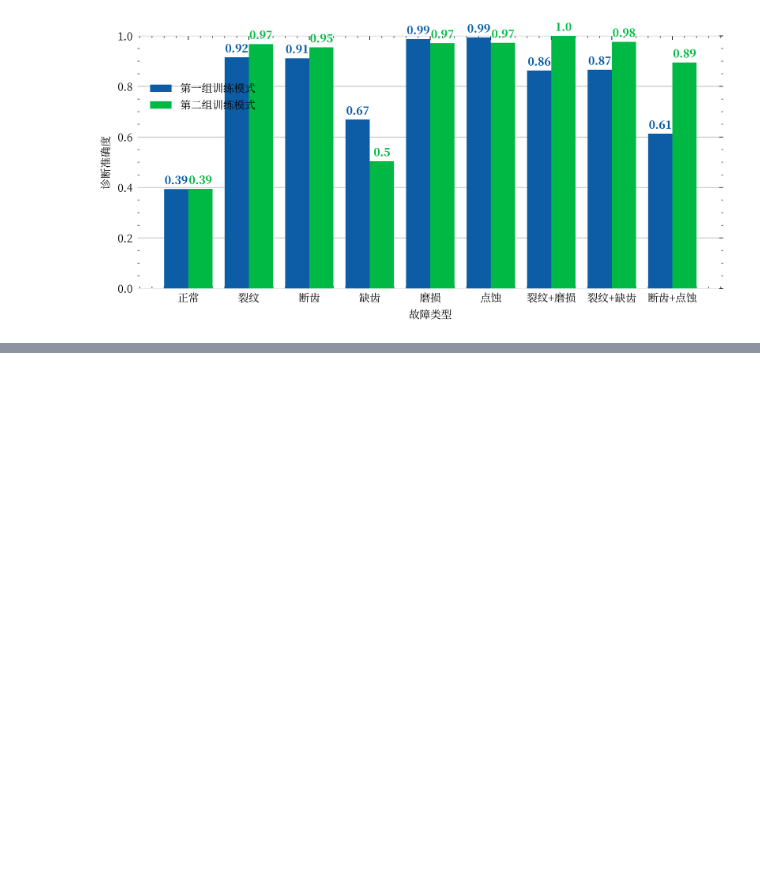
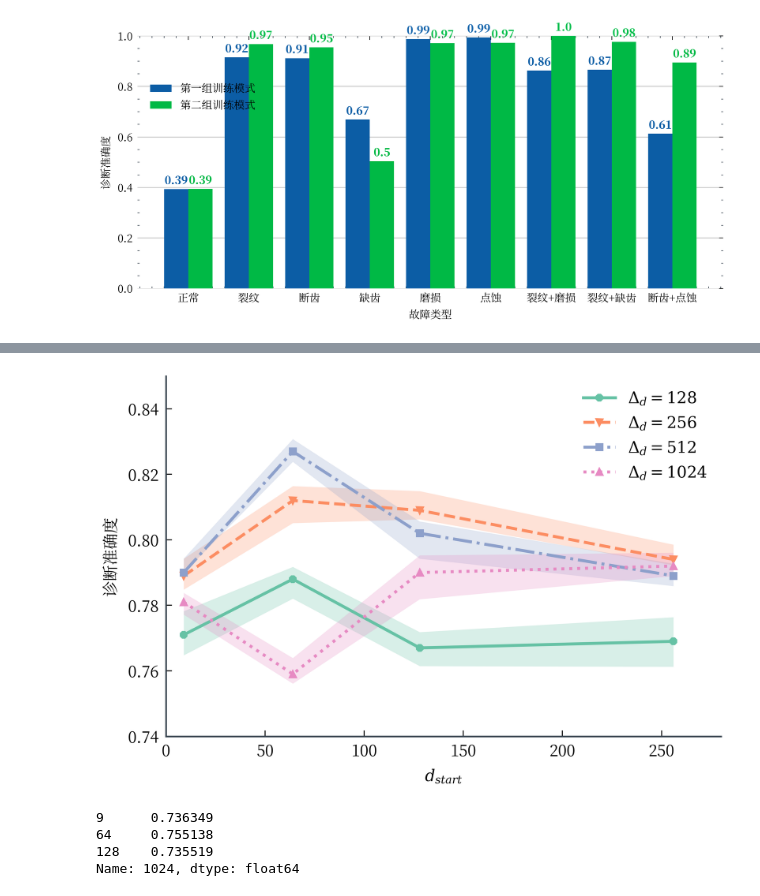
Before and after one commit to bakulaibuji/AdaClust_CompoundFaults, a Jupyter notebook: plot/plot.ipynb, the cells around one changed output, grey strips where cells are left out. Drawn from its saved outputs; the diff is of its cells as text; code cells hidden in the pictures; blank space fills up the shorter version.

```diff
--- a/plot/plot.ipynb
+++ b/plot/plot.ipynb
@@ -340,0 +396,63 @@ ax.spines['bottom'].set_position(('outward', 5))
+# %%
+df = pd.DataFrame({'9': [0.771, 0.789, 0.790, 0.781],
+                   '64': [0.788, 0.812, 0.827, 0.759],
+                   '128': [0.767, 0.809, 0.802, 0.790],
+                   '256': [0.769, 0.794, 0.789, 0.792]},
+                  index=['128', '256', '512', '1024'])
+
+x = [9, 64, 128, 256]
+
+fig, ax = plt.subplots(1, 1, figsize=(6 / 1.2, 4 / 1.2), dpi=600)
+ax.fill_between(x, df.loc['128'] - np.random.normal(0.005, 0.002, 4), df.loc['128'] + np.random.normal(0.005, 0.002, 4),
+                alpha=0.25,
+                linewidth=0,
+                color=colors[0])
+ax.plot(x, df.loc['128'], linestyle='-', marker='8', linewidth=1.5, markersize=3, color=colors[0],
+        label="$\Delta_d=128$")
+ax.fill_between(x, df.loc['256'] - np.random.normal(0.005, 0.002, 4), df.loc['256'] + np.random.normal(0.005, 0.002, 4),
+                alpha=0.25,
+                linewidth=0, color=colors[1])
+ax.plot(x, df.loc['256'], linestyle='--', marker='v', linewidth=1.5, markersize=3, color=colors[1],
+        label="$\Delta_d=256$")
+ax.fill_between(x, df.loc['512'] - np.random.normal(0.005, 0.002, 4), df.loc['512'] + np.random.normal(0.005, 0.002, 4),
+                alpha=0.25,
+                linewidth=0, color=colors[2])
+ax.plot(x, df.loc['512'], linestyle='-.', marker='s', linewidth=1.5, markersize=3, color=colors[2],
+        label="$\Delta_d=512$")
+ax.fill_between(x, df.loc['1024'] - np.random.normal(0.005, 0.002, 4),
+                df.loc['1024'] + np.random.normal(0.005, 0.002, 4),
+                alpha=0.25, linewidth=0, color=colors[3])
+ax.plot(x, df.loc['1024'], linestyle=':', marker='^', linewidth=1.5, markersize=3, color=colors[3],
+        label="$\Delta_d=1024$")
+
+# change xlim to set_xlim
+ax.set_xlim(0, 280)
+ax.set_ylim(0.74, 0.85)
+
+ax.tick_params(axis='x', colors='black')
+ax.tick_params(axis='y', colors='black')
+
+# 设置x、y轴标签
+ax.set_ylabel("诊断准确度")
+ax.set_xlabel("$d_{start}$")
+
+ax.yaxis.set_minor_locator(MultipleLocator(0.0125))
+ax.xaxis.set_minor_locator(MultipleLocator(100))
+ax.grid(which='minor', c='lightgrey')
+
+ax.spines['top'].set_visible(False)
+ax.spines['right'].set_visible(False)
+
+ax.legend(loc='upper right')
+ax.tick_params(bottom=True, top=False, left=True, right=False)
+ax.minorticks_off()
+plt.savefig('figs/tune_2.png', dpi=300, bbox_inches='tight', pad_inches=0, transparent=True)
+# %% [output]
+[figure, added]
+# %%
+df.loc['1024'] - np.random.normal(0.005, 0.002, 3)
+# %% [output]
+9      0.736349
+64     0.755138
+128    0.735519
+Name: 1024, dtype: float64
```
Also changed, not shown: parts of 5 cells of this notebook, 3 other files.
